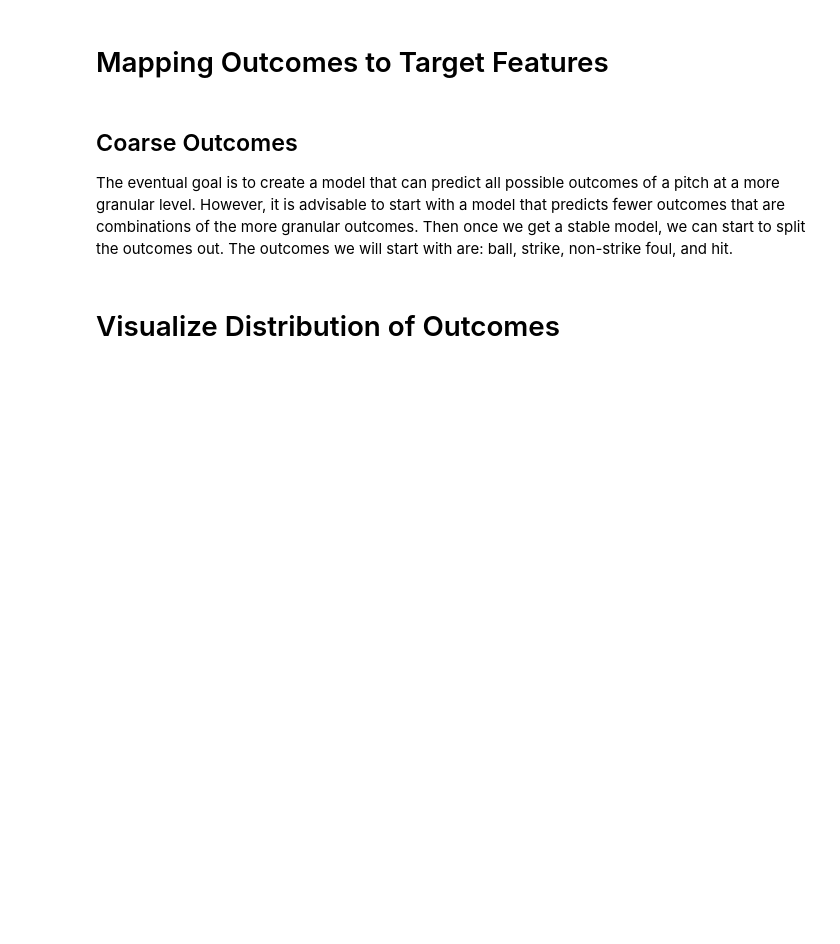
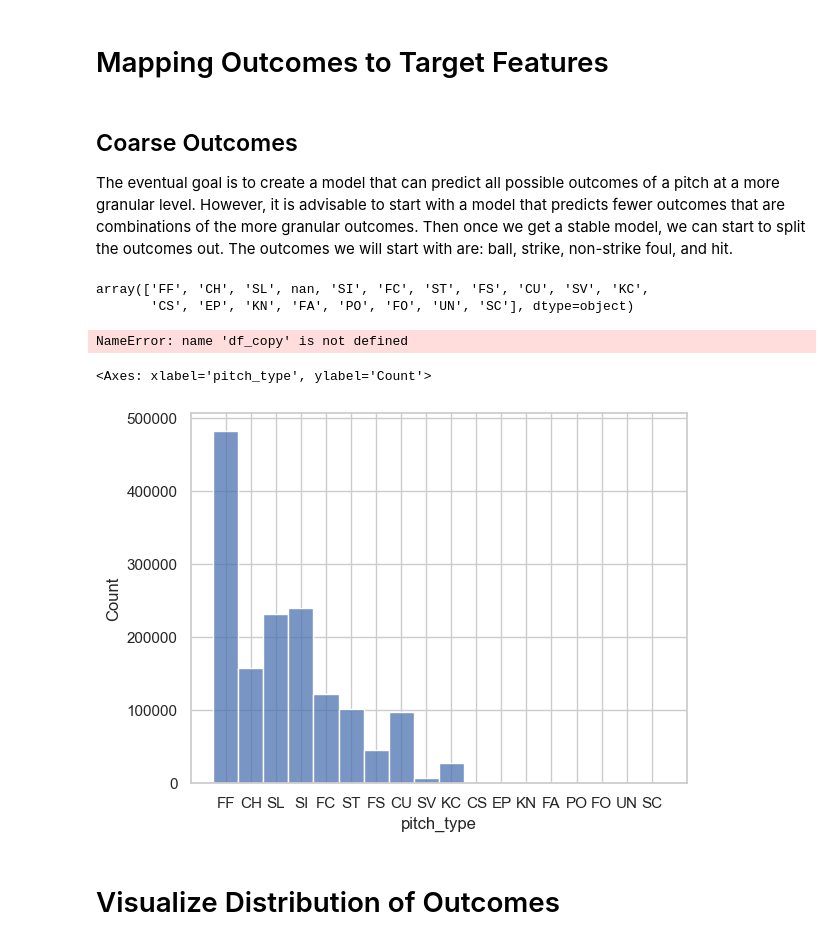
Before and after one commit to chris-codes1212/pitch-odds-project, a Jupyter notebook: notebooks/pitch_by_pitch.ipynb, the cells around one changed output. Cells and saved outputs as stored; diff of their text form; code cells hidden in the pictures; blank space fills up the shorter version.

```diff
--- a/pitch_by_pitch.ipynb
+++ b/notebooks/pitch_by_pitch.ipynb
@@ -179,6 +197,21 @@ def map_outcome_coarse(row):
 df_copy['outcome_coarse'] = df_copy.apply(map_outcome_coarse, axis=1)
 
 df_copy = df_copy.reset_index(drop=True)
+# %%
+df_copy['pitch_type'].unique()
+# %% [output]
+array(['FF', 'CH', 'SL', nan, 'SI', 'FC', 'ST', 'FS', 'CU', 'SV', 'KC',
+       'CS', 'EP', 'KN', 'FA', 'PO', 'FO', 'UN', 'SC'], dtype=object)
+# %%
+df_copy['description'].unique()
+# %% [output]
+NameError: name 'df_copy' is not defined
+# %%
+fig, ax = plt.subplots()
+sns.histplot(ax=ax, data=df_copy, x='pitch_type')
+# %% [output]
+<Axes: xlabel='pitch_type', ylabel='Count'>
+[figure, added]
 # %%
 df_copy['is_strike'] = df_copy['outcome_coarse'].isin(['strike'])
 df_copy['is_hit'] = df_copy['outcome_coarse'].isin(['hit'])
```
Also changed, not shown: parts of 30 cells of this notebook, 10 other files.
